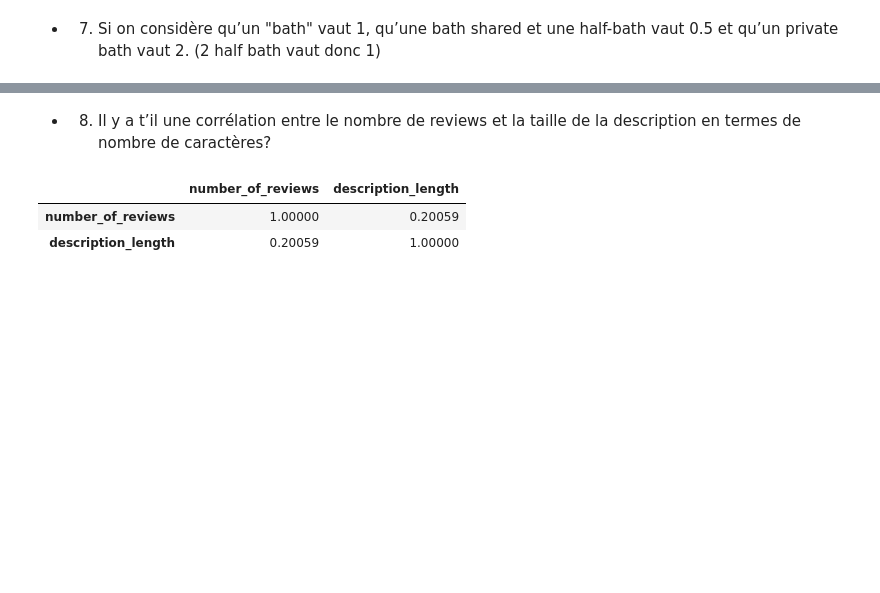
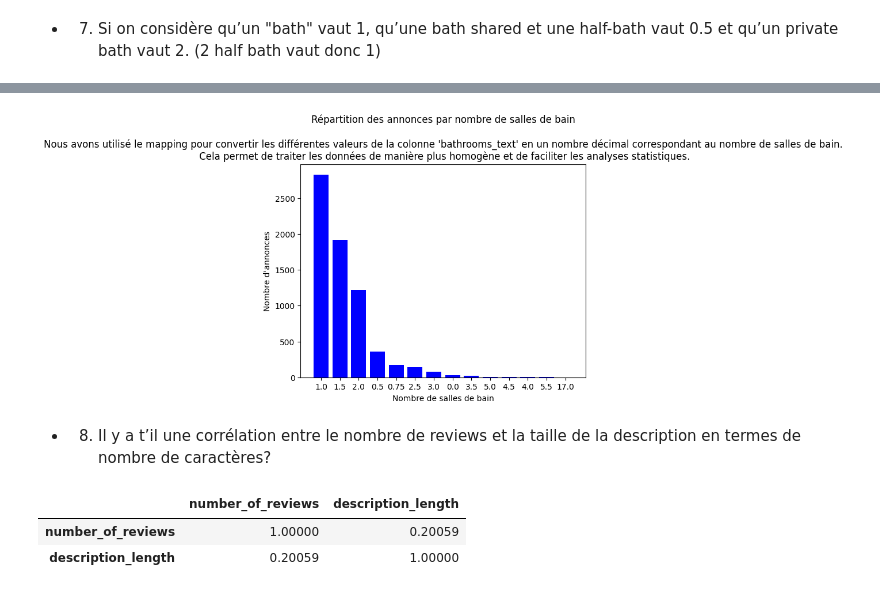
Before and after one commit to DonzerHD/Pandas-Env-Visuel, a Jupyter notebook: Pandas/TD_Pandas.ipynb, the cells around one changed output, grey strips where cells are left out. Cells and saved outputs as stored; diff of their text form; code cells hidden in the pictures; blank space fills up the shorter version.

Commit message:
graph finis

```diff
--- a/Pandas/TD_Pandas.ipynb
+++ b/Pandas/TD_Pandas.ipynb
@@ -316,3 +340,11 @@ Name: bathrooms_text, Length: 6809, dtype: float64
+# %%
+plt.bar(counts.index.astype(str), counts.values, color='blue')
+plt.xlabel('Nombre de salles de bain')
+plt.ylabel('Nombre d\'annonces')
+plt.title("Répartition des annonces par nombre de salles de bain\n\nNous avons utilisé le mapping pour convertir les différentes valeurs de la colonne 'bathrooms_text' en un nombre décimal correspondant au nombre de salles de bain.\n Cela permet de traiter les données de manière plus homogène et de faciliter les analyses statistiques.")
+plt.show()
+# %% [output]
+[figure, added]
 # %% [markdown]
 - 8. Il y a t’il une corrélation entre le nombre de reviews et la taille de la description en
 termes de nombre de caractères?
```
Also changed, not shown: parts of 3 cells of this notebook.
